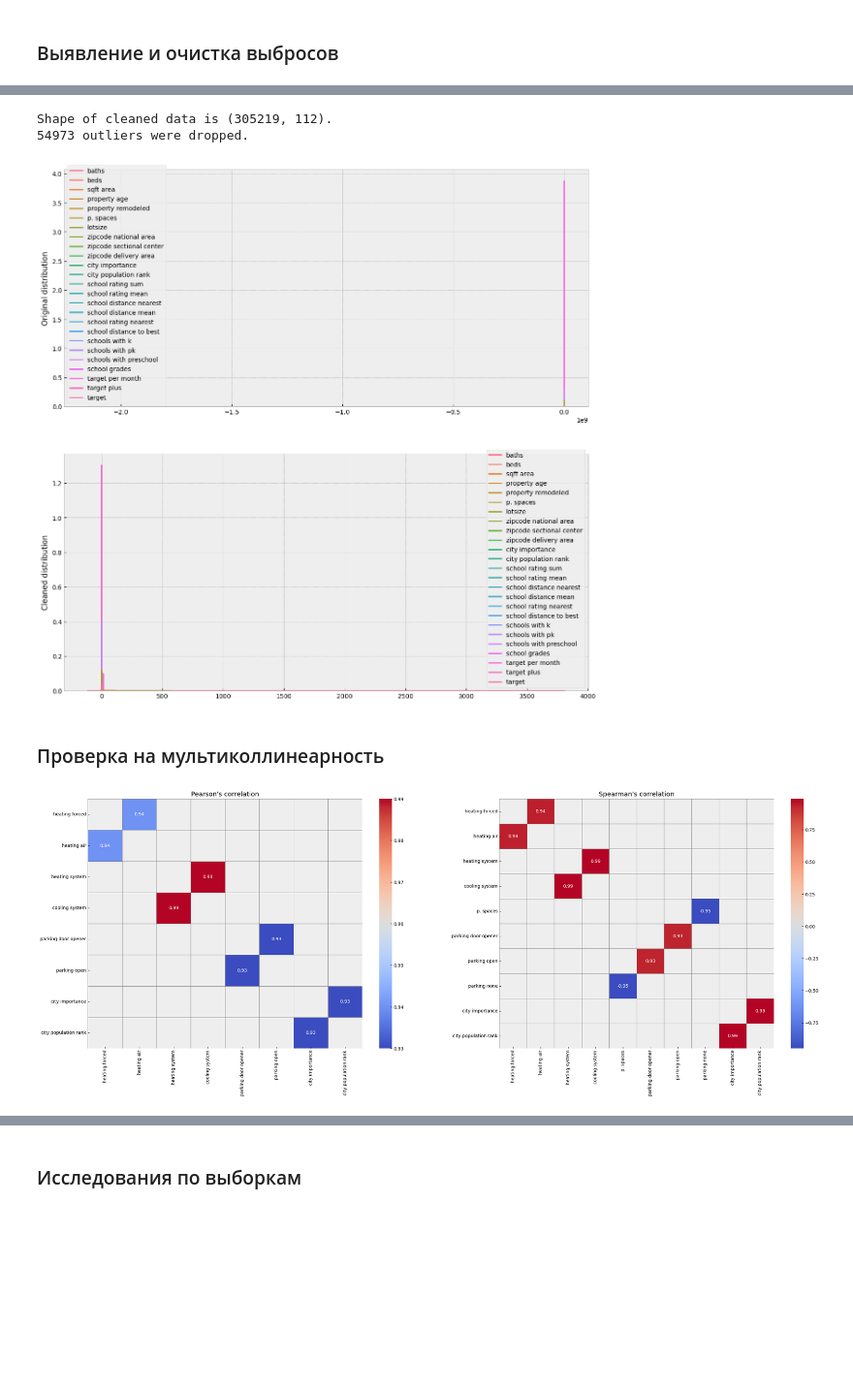
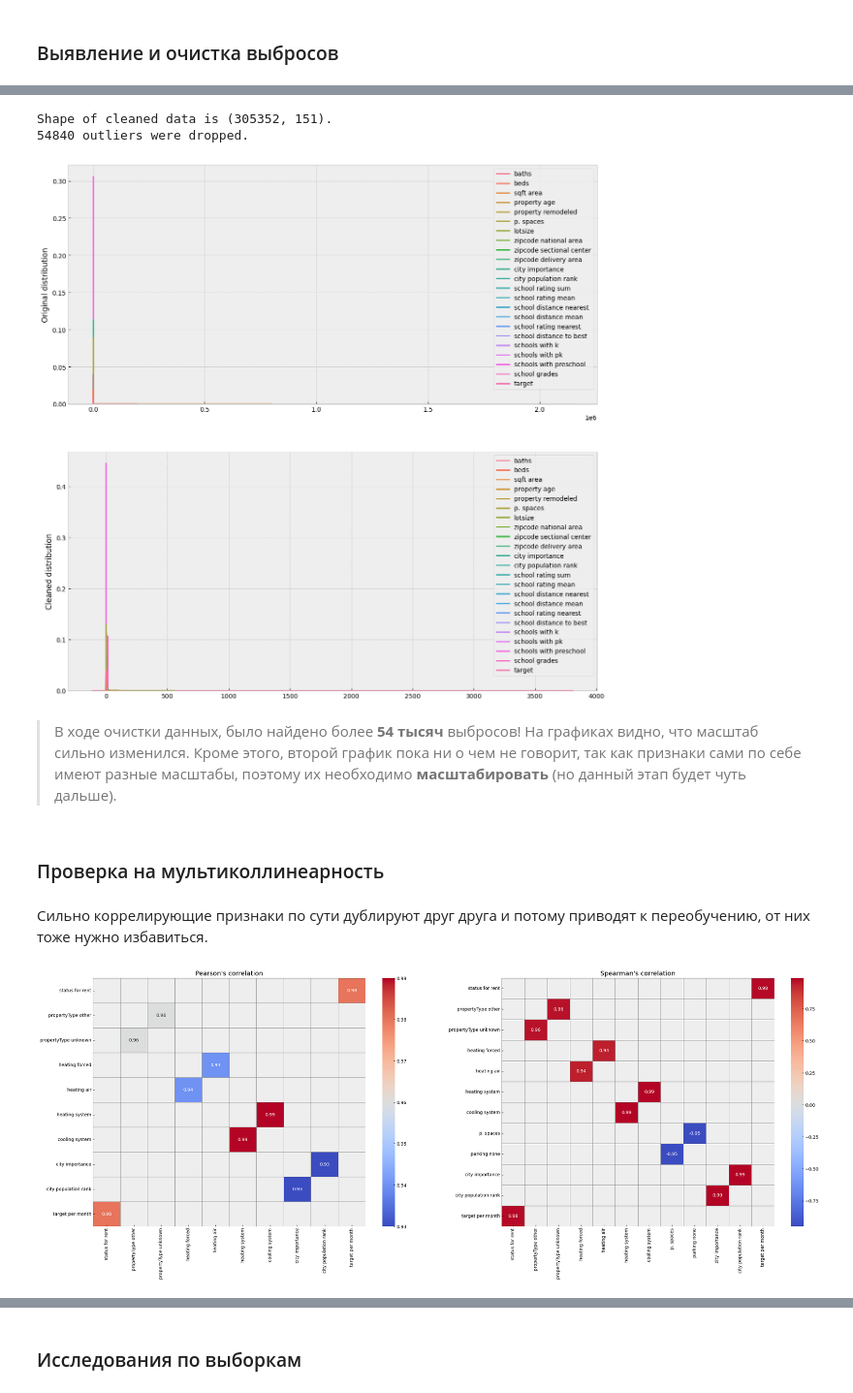
Before and after one commit to georgekovin/Housing-Regression-Project, a Jupyter notebook: modeling_nb.ipynb, the cells around one changed output, grey strips where cells are left out. Shown at 97% size. Cells and saved outputs as stored; diff of their text form; code cells hidden in the pictures; blank space fills up the shorter version.

```diff
--- a/modeling_nb.ipynb
+++ b/modeling_nb.ipynb
@@ -84,12 +75,17 @@ get_data_info(data)
 # %%
+# если в столбце присутствуют всего 2 значения - это бинарный признак,
+# добавляем во множество только слово, обозначающее группу переменнных.
 bin_cols = set()
+
+# Остальные добавляем в список числовых признаков.
 num_cols = []
 
 for col in data.columns:
-    if ('target' not in col) and (data[col].nunique() == 2):
+    if data[col].nunique() == 2:
         bin_cols.add(col.split()[0])
     else:
         num_cols.append(col)
 
+
 bin_cols, num_cols
 # %% [output]
@@ -193,5 +115,16 @@ test_normality(num_cols)
 # %%
 def clean_data(features, data=data, q_limit=0.99, show_plot=False):
+    """
+    Чистит данные от выбросов с помощью квантилей
+    и выводит графики старых и новых данных, при необходимости.
+
+    - features: признаки, которые нужно очистить
+    - data: данные
+    - q_limit: квантиль (процент, в рамках которого находятся данные)
+    - show_plot: показать графики старых и новых данных
+    """
+    # по умолчанию берем квантиль, в которой находится 99% данных,
+    # все что за ее пределами - выбросы, чистим каждый столбец по отдельности
     cleaned = data.copy()
 
     for feature in features:
@@ -200,9 +133,11 @@ def clean_data(features, data=data, q_limit=0.99, show_plot=False):
         lim = x.quantile(q_limit)
         cleaned = cleaned[x <= lim][x >= -lim].reset_index(drop=True)
 
+    # сообщение о проделанной очистке
     print(f'Shape of cleaned data is {cleaned.shape}.')
     print(f'{data.shape[0] - cleaned.shape[0]} outliers were dropped.')
 
+    # выводим график, если это необходимо
     if show_plot:
         fig, ax = plt.subplots(2, 1, figsize=(15, 15))
 
@@ -216,52 +151,76 @@ def clean_data(features, data=data, q_limit=0.99, show_plot=False):
 
     return cleaned
 
-cleaned_data = clean_data(num_cols, show_plot=True)
+
+data = clean_data(num_cols, show_plot=True)
 # %% [output]
-Shape of cleaned data is (305219, 112).
-54973 outliers were dropped.
+Shape of cleaned data is (305352, 151).
+54840 outliers were dropped.
-[figure, old version]
+[figure, new version]
+# %% [markdown]
+> В ходе очистки данных, было найдено более **54 тысяч** выбросов! На графиках видно, что масштаб сильно изменился. Кроме этого, второй график пока ни о чем не говорит, так как признаки сами по себе имеют разные масштабы, поэтому их необходимо **масштабировать** (но данный этап будет чуть дальше).
 # %% [markdown]
 ### Проверка на мультиколлинеарность
+# %% [markdown]
+Сильно коррелирующие признаки по сути дублируют друг друга и потому приводят к переобучению, от них тоже нужно избавиться.
 # %%
-def get_correlations(method, data=cleaned_data):
+# так как признаков в данных очень много, простая коррелограмма будет очень сложной и неинформативной,
+# поэтому для графика выделим только мультиколлинеарные признаки, а для этого создадим функцию
+
+def get_correlations(method, data=data):
+    """
+    Вычисляет коррелограмму данных и выделяет только
+    сильно коррелирующие между собой признаки.
+
+    - method: метод вычисления корреляции - Пирсона, Спирмена или Кендалла
+    - data: данные
+    """
+    # вычисляем корреляции и выделяем только признаки с
+    # показателем выше 0.9 и округляем до 2 знаков для удобства
     corr_data = (data.corr(method=method)
                  [data.corr(method=method).abs() > 0.9]
                  .round(2))
 
+    # на коррелограмме присутствует диагональ из единиц, так как
+    # это корреляция признака с самим собой, заменяем единицы пропусками
     for i in corr_data.index:
         for c in corr_data.columns:
             if i == c:
                 corr_data.loc[i, c] = np.nan
 
+    # если суммы строк и столбцов равны нулю, удалим их из данных,
+    # в итоге остаются только признаки с сильной корреляцией
     for i, c in zip(corr_data.index,
                     corr_data.columns):
         if corr_data.loc[i].sum() == 0:
             corr_data.drop(i, axis=0, inplace=True)
         if corr_data.loc[:, c].sum() == 0:
             corr_data.drop(c, axis=1, inplace=True)
 
     return corr_data
 
 
+# строим 2 графика по 2 видам корреляции,
 fig, ax = plt.subplots(1, 2, figsize=(30, 10))
 
+# для категориальных (в том числе и бинарных) - подходит метод Пирсона
 sns.heatmap(get_correlations('pearson'),
             annot=True,
             cmap='coolwarm',
             linewidths=.5,
             linecolor='grey',
             ax=ax[0])
 ax[0].set_title("Pearson's correlation")
 
+# для непрерывных - импользуем метод Спирмена
 sns.heatmap(get_correlations('spearman'),
             annot=True,
             cmap='coolwarm',
             linewidths=.5,
             linecolor='grey',
             ax=ax[1])
 ax[1].set_title("Spearman's correlation")
 
 fig.show()
 # %% [output]
-[figure, old version]
+[figure, new version]
```
Also changed, not shown: parts of 112 cells of this notebook.
